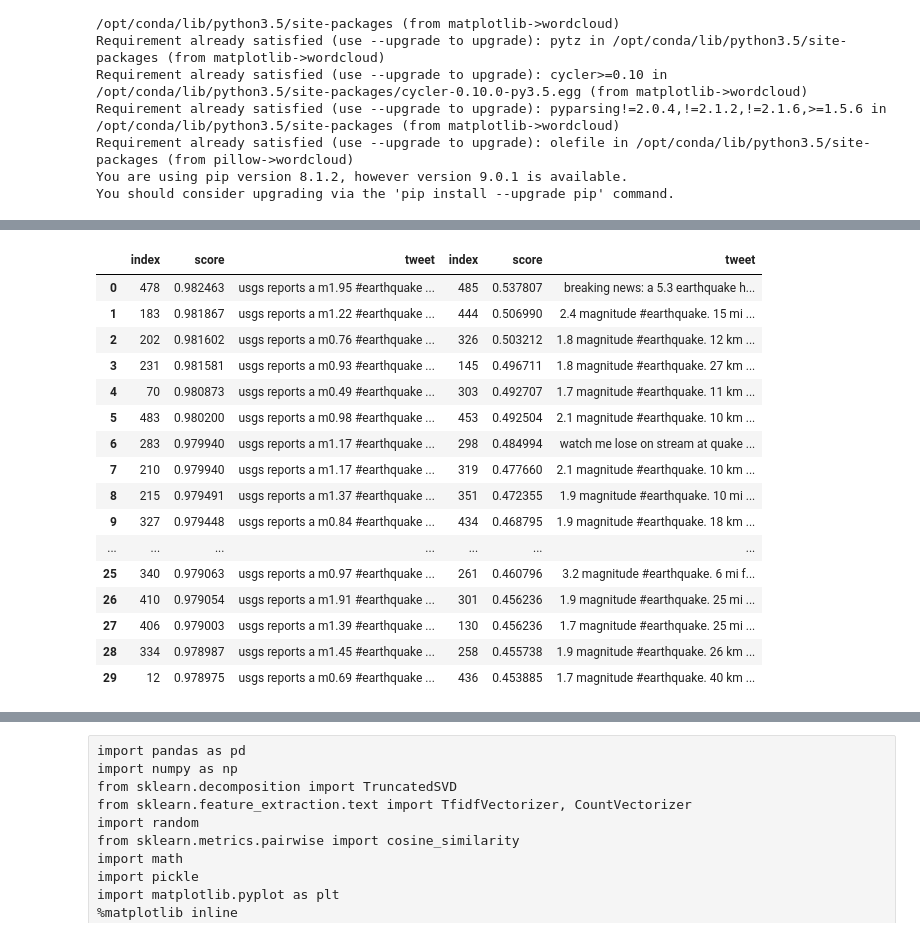
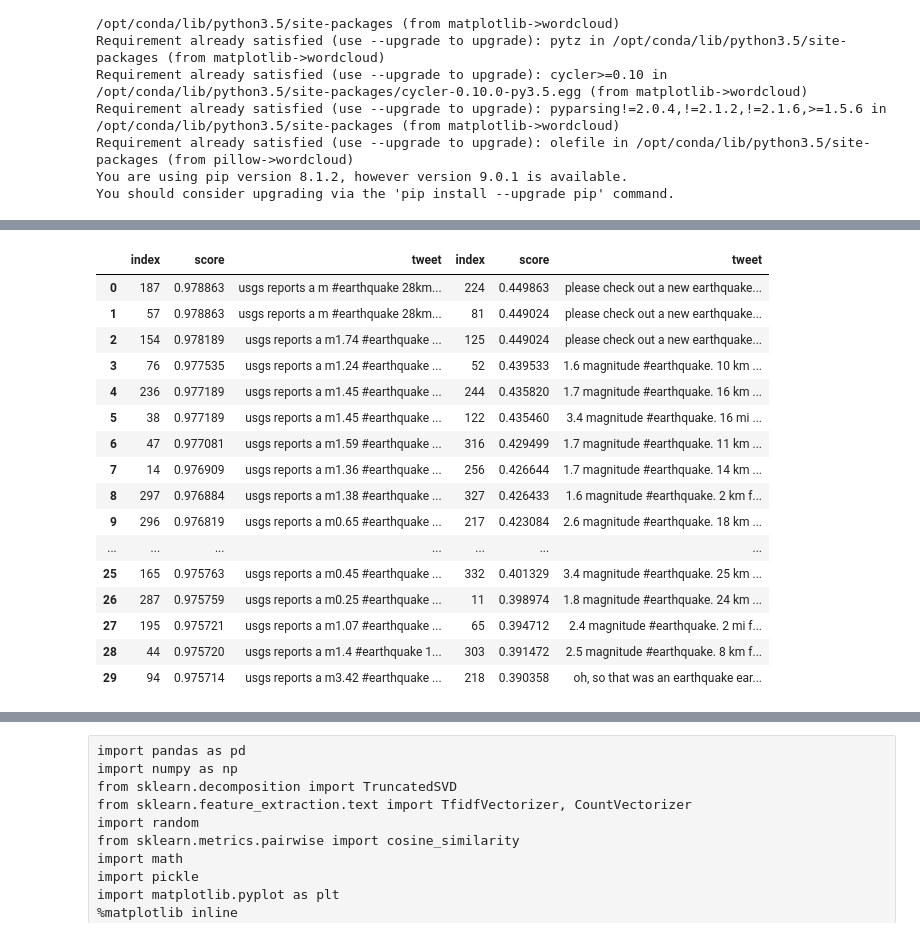
Before and after one commit to joyce-lin/Project_Twitter_NLP, a Jupyter notebook: ipynb/03_Tweets_Modeling_CosineSim_AB_Test_SVD.ipynb, the cells around one changed output, grey strips where cells are left out. Saved outputs shown, nothing was run; the diff lists cells and outputs as text; code cells hidden in the pictures.

```diff
--- a/ipynb/03_Tweets_Modeling_CosineSim_AB_Test_SVD.ipynb
+++ b/ipynb/03_Tweets_Modeling_CosineSim_AB_Test_SVD.ipynb
@@ -263,21 +259,21 @@ Cosine Similarity
 # %%
 #check high score tweets (>0.9) versus tweets with clustered scores
-check_score_cluster('earthquake|quake',.5)
+check_score_cluster('earthquake|quake',.4)
 # %% [output]
 |  | index | score | tweet | index | score | tweet |
-| 0 | 478 | 0.982463 | usgs reports a m1.95 #earthquake ... | 485 | 0.537807 | breaking news: a 5.3 earthquake h... |
-| 1 | 183 | 0.981867 | usgs reports a m1.22 #earthquake ... | 444 | 0.506990 | 2.4 magnitude #earthquake. 15 mi ... |
-| 2 | 202 | 0.981602 | usgs reports a m0.76 #earthquake ... | 326 | 0.503212 | 1.8 magnitude #earthquake. 12 km ... |
-| 3 | 231 | 0.981581 | usgs reports a m0.93 #earthquake ... | 145 | 0.496711 | 1.8 magnitude #earthquake. 27 km ... |
-| 4 | 70 | 0.980873 | usgs reports a m0.49 #earthquake ... | 303 | 0.492707 | 1.7 magnitude #earthquake. 11 km ... |
-| 5 | 483 | 0.980200 | usgs reports a m0.98 #earthquake ... | 453 | 0.492504 | 2.1 magnitude #earthquake. 10 km ... |
-| 6 | 283 | 0.979940 | usgs reports a m1.17 #earthquake ... | 298 | 0.484994 | watch me lose on stream at quake ... |
-| 7 | 210 | 0.979940 | usgs reports a m1.17 #earthquake ... | 319 | 0.477660 | 2.1 magnitude #earthquake. 10 km ... |
-| 8 | 215 | 0.979491 | usgs reports a m1.37 #earthquake ... | 351 | 0.472355 | 1.9 magnitude #earthquake. 10 mi ... |
-| 9 | 327 | 0.979448 | usgs reports a m0.84 #earthquake ... | 434 | 0.468795 | 1.9 magnitude #earthquake. 18 km ... |
+| 0 | 187 | 0.978863 | usgs reports a m #earthquake 28km... | 224 | 0.449863 | please check out a new earthquake... |
+| 1 | 57 | 0.978863 | usgs reports a m #earthquake 28km... | 81 | 0.449024 | please check out a new earthquake... |
+| 2 | 154 | 0.978189 | usgs reports a m1.74 #earthquake ... | 125 | 0.449024 | please check out a new earthquake... |
+| 3 | 76 | 0.977535 | usgs reports a m1.24 #earthquake ... | 52 | 0.439533 | 1.6 magnitude #earthquake. 10 km ... |
+| 4 | 236 | 0.977189 | usgs reports a m1.45 #earthquake ... | 244 | 0.435820 | 1.7 magnitude #earthquake. 16 km ... |
+| 5 | 38 | 0.977189 | usgs reports a m1.45 #earthquake ... | 122 | 0.435460 | 3.4 magnitude #earthquake. 16 mi ... |
+| 6 | 47 | 0.977081 | usgs reports a m1.59 #earthquake ... | 316 | 0.429499 | 1.7 magnitude #earthquake. 11 km ... |
+| 7 | 14 | 0.976909 | usgs reports a m1.36 #earthquake ... | 256 | 0.426644 | 1.7 magnitude #earthquake. 14 km ... |
+| 8 | 297 | 0.976884 | usgs reports a m1.38 #earthquake ... | 327 | 0.426433 | 1.6 magnitude #earthquake. 2 km f... |
+| 9 | 296 | 0.976819 | usgs reports a m0.65 #earthquake ... | 217 | 0.423084 | 2.6 magnitude #earthquake. 18 km ... |
 | ... | ... | ... | ... | ... | ... | ... |
-| 25 | 340 | 0.979063 | usgs reports a m0.97 #earthquake ... | 261 | 0.460796 | 3.2 magnitude #earthquake. 6 mi f... |
-| 26 | 410 | 0.979054 | usgs reports a m1.91 #earthquake ... | 301 | 0.456236 | 1.9 magnitude #earthquake. 25 mi ... |
-| 27 | 406 | 0.979003 | usgs reports a m1.39 #earthquake ... | 130 | 0.456236 | 1.7 magnitude #earthquake. 25 mi ... |
-| 28 | 334 | 0.978987 | usgs reports a m1.45 #earthquake ... | 258 | 0.455738 | 1.9 magnitude #earthquake. 26 km ... |
-| 29 | 12 | 0.978975 | usgs reports a m0.69 #earthquake ... | 436 | 0.453885 | 1.7 magnitude #earthquake. 40 km ... |
+| 25 | 165 | 0.975763 | usgs reports a m0.45 #earthquake ... | 332 | 0.401329 | 3.4 magnitude #earthquake. 25 km ... |
+| 26 | 287 | 0.975759 | usgs reports a m0.25 #earthquake ... | 11 | 0.398974 | 1.8 magnitude #earthquake. 24 km ... |
+| 27 | 195 | 0.975721 | usgs reports a m1.07 #earthquake ... | 65 | 0.394712 | 2.4 magnitude #earthquake. 2 mi f... |
+| 28 | 44 | 0.975720 | usgs reports a m1.4 #earthquake 1... | 303 | 0.391472 | 2.5 magnitude #earthquake. 8 km f... |
+| 29 | 94 | 0.975714 | usgs reports a m3.42 #earthquake ... | 218 | 0.390358 | oh, so that was an earthquake ear... |
```
Also changed, not shown: parts of 5 cells of this notebook, 7 other files.
